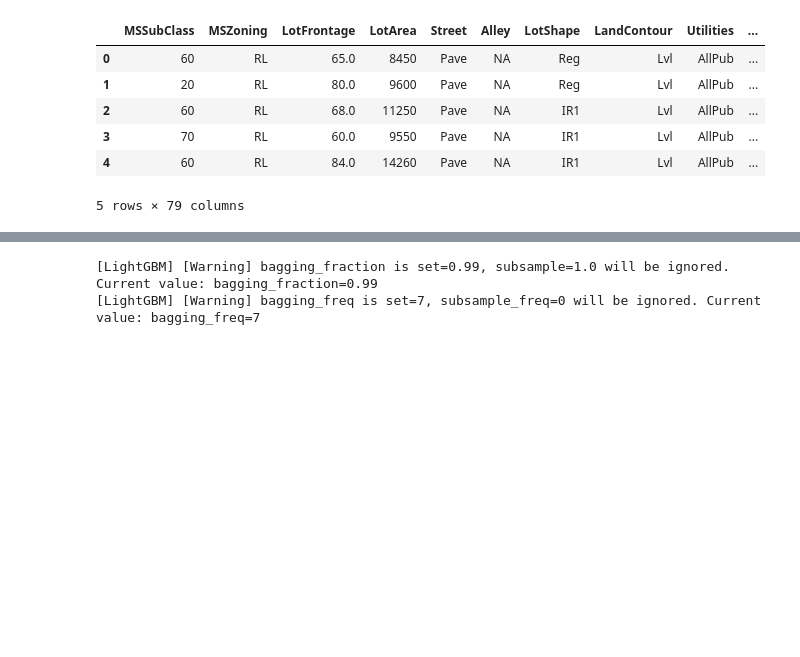
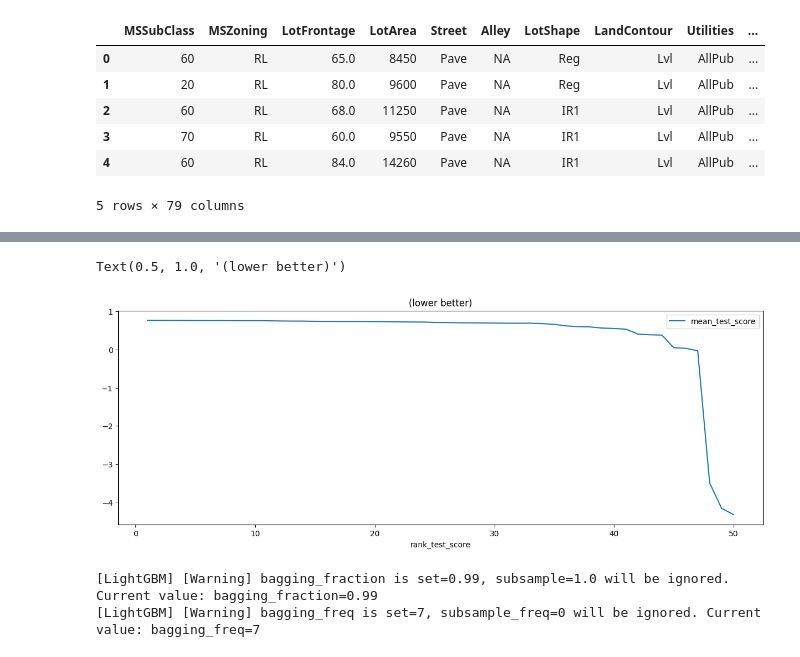
Before and after one commit to yanuarkholik/airbnb-data-cleaning-and-forecasting, a Jupyter notebook: notebooks/airbnb_forecast.ipynb, the cells around one changed output, grey strips where cells are left out. Cells and saved outputs as stored; diff of their text form; code cells hidden in the pictures; blank space fills up the shorter version.

```diff
--- a/notebooks/airbnb_forecast.ipynb
+++ b/notebooks/airbnb_forecast.ipynb
@@ -130,6 +137,12 @@ svr_search = {
 # %%
-# params = pd.read_csv('../params.csv')
-# params.sort_values(by='rank_test_score', ascending=False)
+params = pd.read_csv('../processed/params.csv')
+params = params.sort_values(by='rank_test_score', ascending=False)
+# %%
+params.plot(x='rank_test_score', y='mean_test_score', figsize=(15, 5))
+plt.title('(lower better)')
+# %% [output]
+Text(0.5, 1.0, '(lower better)')
+[figure, added]
 # %%
 lgb_pars = {
     'bagging_fraction': 0.99,
```
Also changed, not shown: parts of 11 cells of this notebook, 1 other file.
